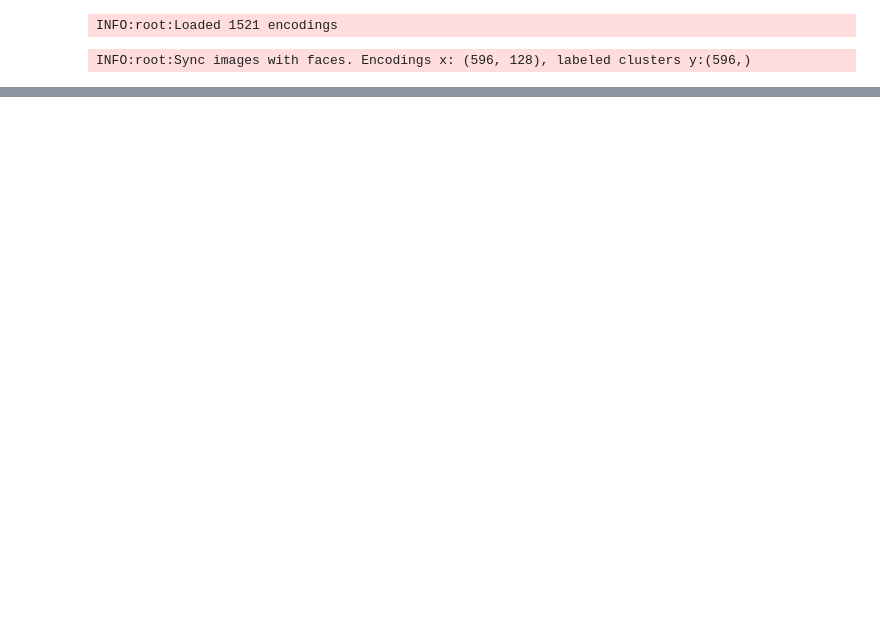
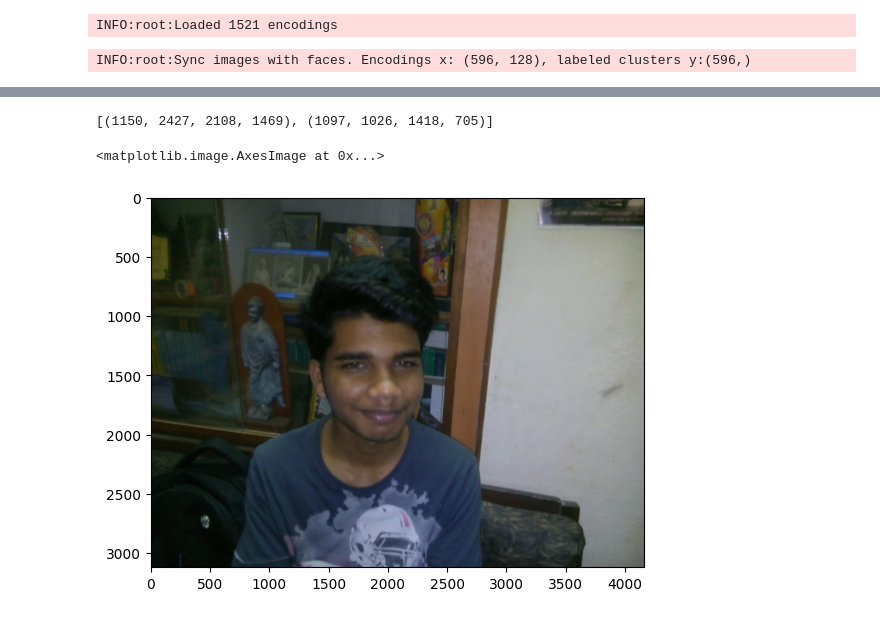
Before and after one commit to binrey/people_clusters, a Jupyter notebook: research.ipynb, the cells around one changed output, grey strips where cells are left out. Cells and saved outputs as stored; diff of their text form; code cells hidden in the pictures; blank space fills up the shorter version.

```diff
--- a/research.ipynb
+++ b/research.ipynb
@@ -45,0 +68,14 @@ INFO:root:Sync images with faces. Encodings x: (596, 128), labeled clusters y:(5
+# %%
+import face_recognition
+image = face_recognition.load_image_file("./data/clusters/008cf9a1c6bf40c98386dcb201a33b4b.jpg")
+face_locations = face_recognition.face_locations(image)
+face_locations
+# %% [output]
+[(1150, 2427, 2108, 1469), (1097, 1026, 1418, 705)]
+# %%
+b = face_locations[1]
+img_crop = image[b[0]:b[2], b[3]:b[1]]
+plt.imshow(image)
+# %% [output]
+<matplotlib.image.AxesImage at 0x...>
+[figure, added]
```
Also changed, not shown: parts of 14 cells of this notebook, 4 other files.
